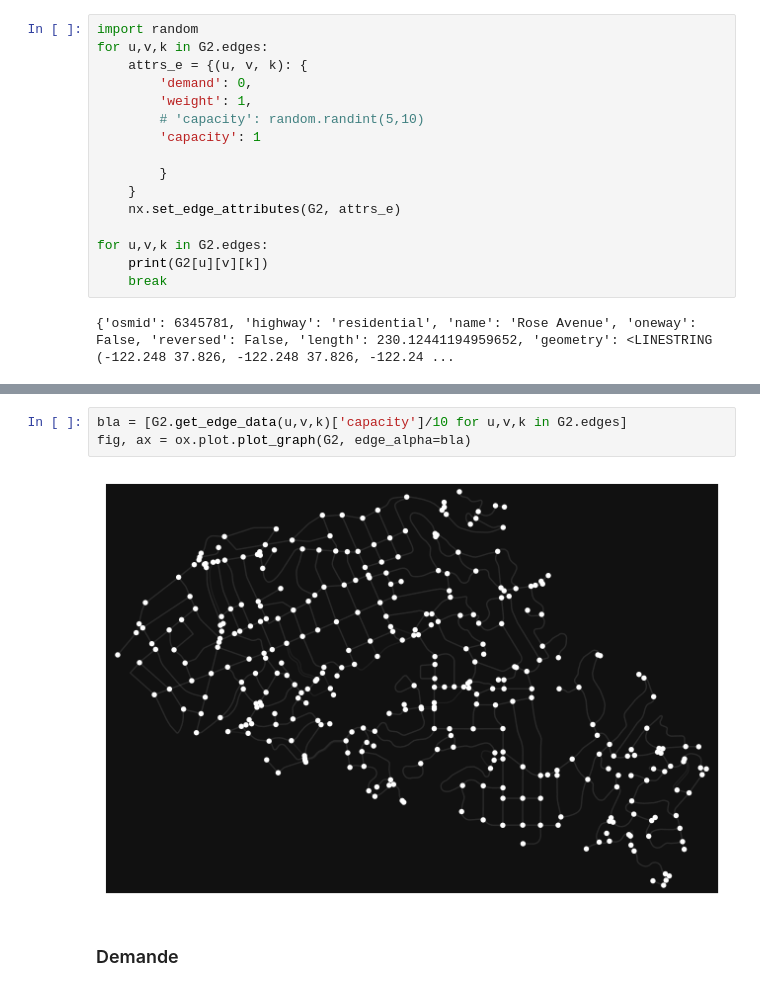
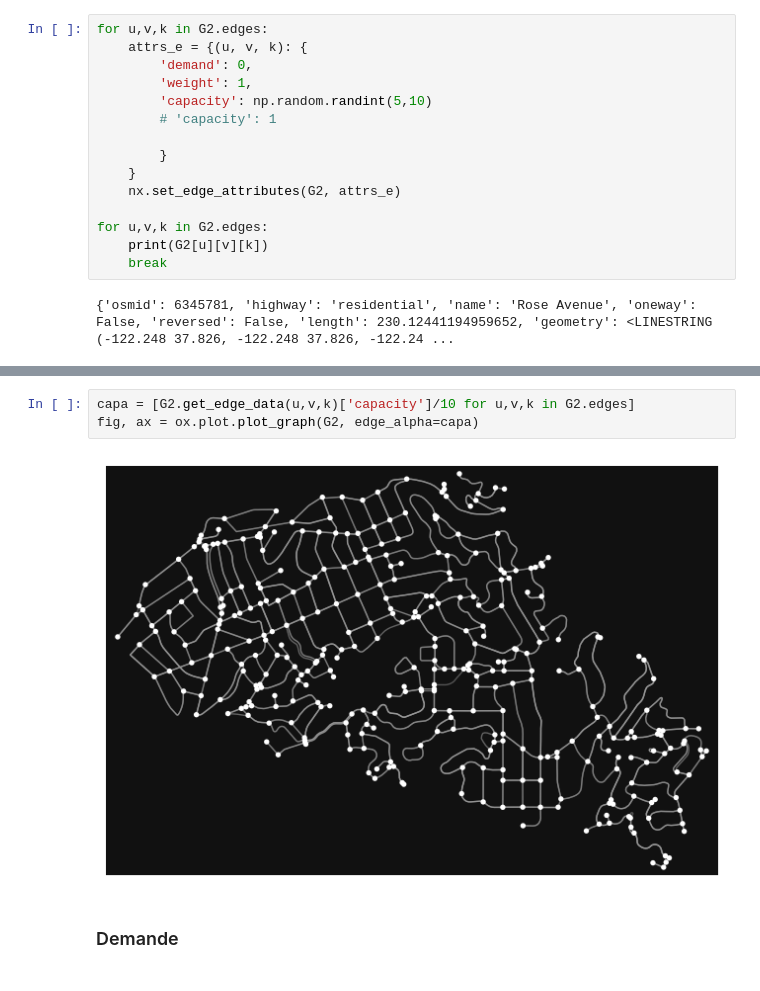
Before and after one commit to lucas-lacampagne/sim, a Jupyter notebook: notebooks/test_car.ipynb, the cells around one changed output, grey strips where cells are left out. Saved outputs shown, nothing was run; the diff lists cells and outputs as text.

```diff
--- a/notebooks/test_car.ipynb
+++ b/notebooks/test_car.ipynb
@@ -72,11 +86,10 @@ n
 # %%
-import random
 for u,v,k in G2.edges:
     attrs_e = {(u, v, k): {
         'demand': 0,
         'weight': 1,
-        # 'capacity': random.randint(5,10)
-        'capacity': 1
+        'capacity': np.random.randint(5,10)
+        # 'capacity': 1
 
         }
     }
@@ -96,7 +110,7 @@ OutMultiEdgeView([(53017091, 53064327, 0), (53017091, 53075599, 0), (53064327, 5
 # %%
-bla = [G2.get_edge_data(u,v,k)['capacity']/10 for u,v,k in G2.edges]
-fig, ax = ox.plot.plot_graph(G2, edge_alpha=bla)
+capa = [G2.get_edge_data(u,v,k)['capacity']/10 for u,v,k in G2.edges]
+fig, ax = ox.plot.plot_graph(G2, edge_alpha=capa)
 # %% [output]
-[figure, old version]
+[figure, new version]
 # %% [markdown]
 ### Demande
```
Also changed, not shown: parts of 11 cells of this notebook, 1 other file.
